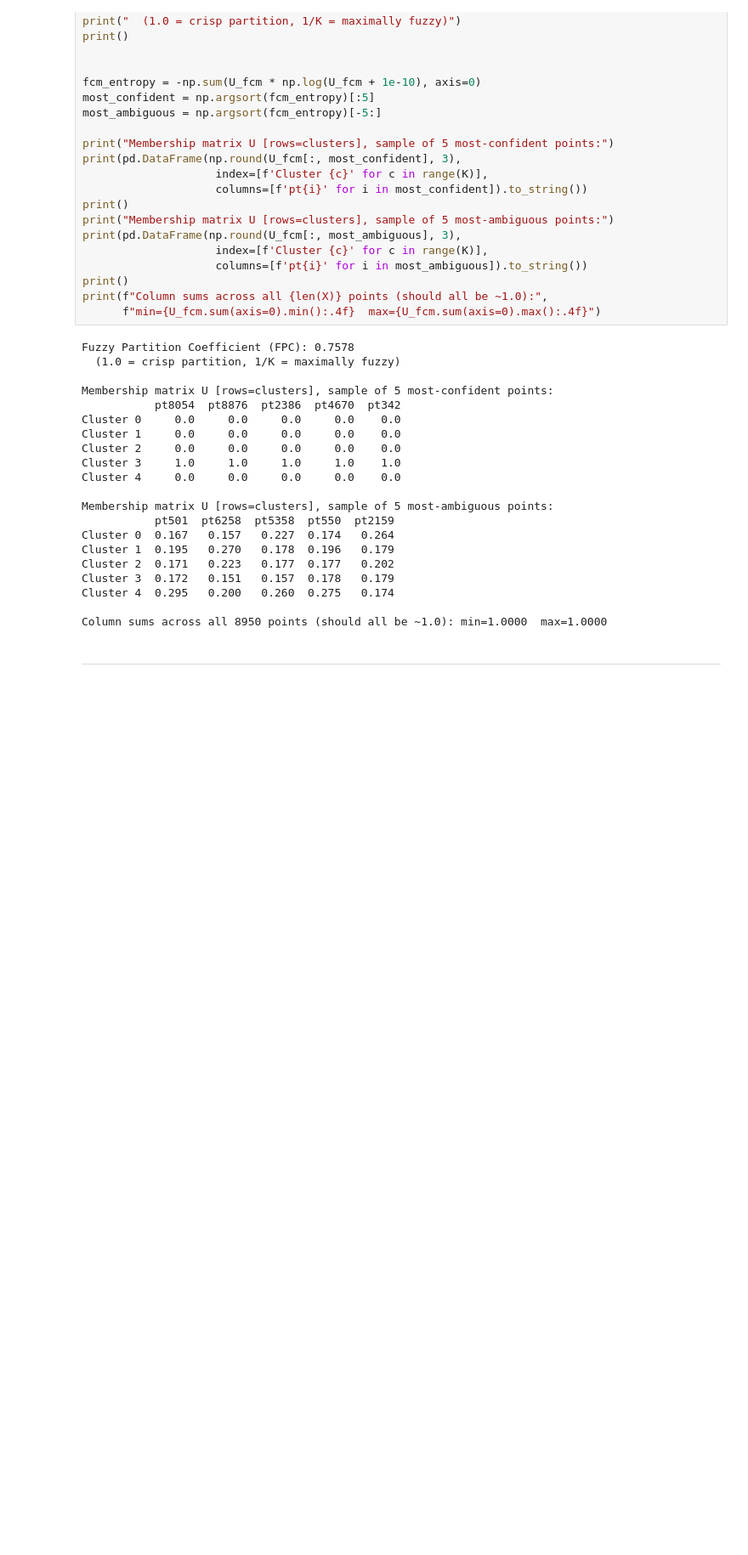
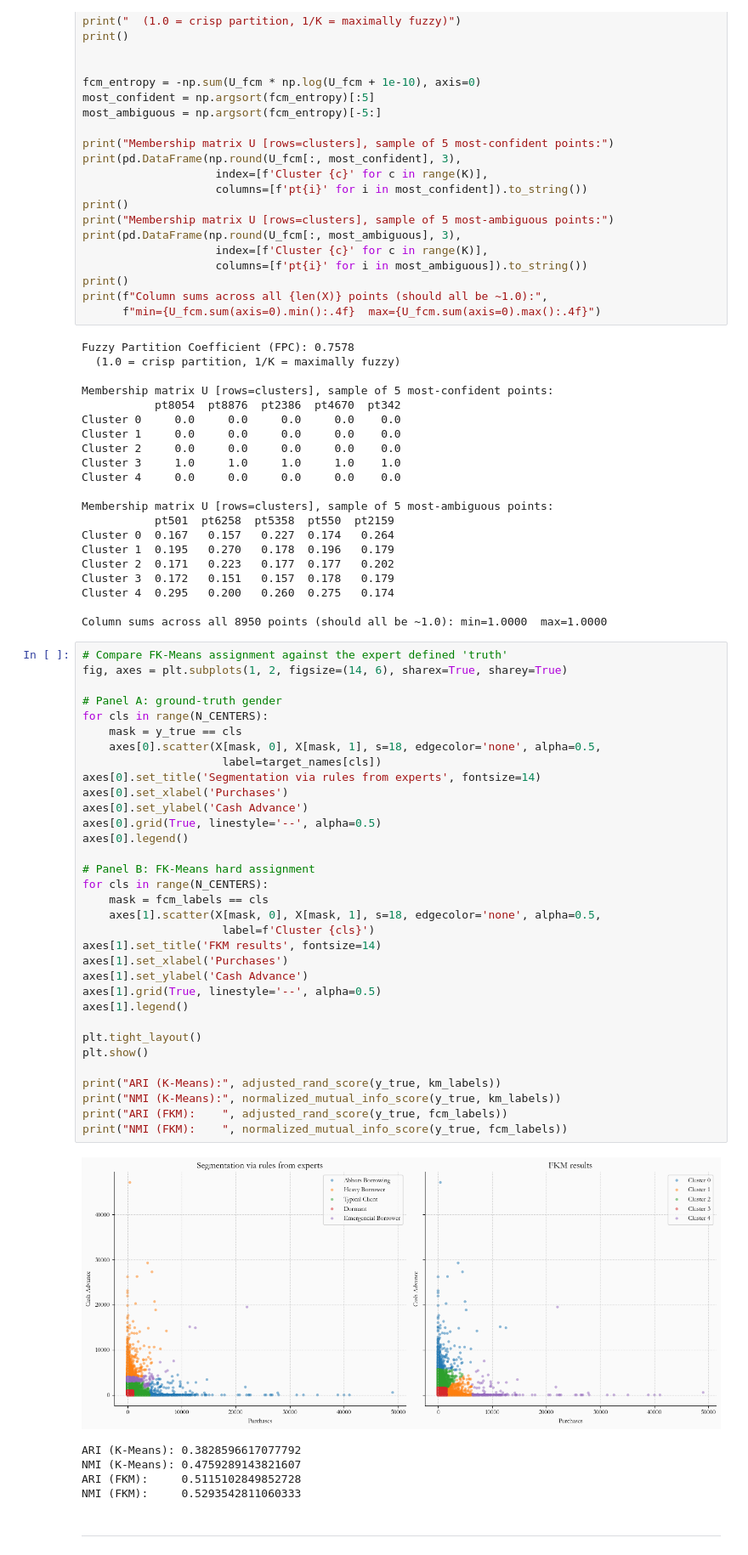
Before and after one commit to RafVale/AI-Course-Project, a Jupyter notebook: Fuzzy Clustering Project.ipynb, the cells around one changed output. Shown at 85% size. Cells and saved outputs as stored; diff of their text form; blank space fills up the shorter version.

```diff
--- a/Fuzzy Clustering Project.ipynb
+++ b/Fuzzy Clustering Project.ipynb
@@ -369,6 +369,45 @@ Cluster 3  0.172   0.151   0.157  0.178   0.179
 Cluster 4  0.295   0.200   0.260  0.275   0.174
 
 Column sums across all 8950 points (should all be ~1.0): min=1.0000  max=1.0000
+# %%
+# Compare FK-Means assignment against the expert defined 'truth'
+fig, axes = plt.subplots(1, 2, figsize=(14, 6), sharex=True, sharey=True)
+
+# Panel A: ground-truth gender
+for cls in range(N_CENTERS):
+    mask = y_true == cls
+    axes[0].scatter(X[mask, 0], X[mask, 1], s=18, edgecolor='none', alpha=0.5,
+                     label=target_names[cls])
+axes[0].set_title('Segmentation via rules from experts', fontsize=14)
+axes[0].set_xlabel('Purchases')
+axes[0].set_ylabel('Cash Advance')
+axes[0].grid(True, linestyle='--', alpha=0.5)
+axes[0].legend()
+
+# Panel B: FK-Means hard assignment
+for cls in range(N_CENTERS):
+    mask = fcm_labels == cls
+    axes[1].scatter(X[mask, 0], X[mask, 1], s=18, edgecolor='none', alpha=0.5,
+                     label=f'Cluster {cls}')
+axes[1].set_title('FKM results', fontsize=14)
+axes[1].set_xlabel('Purchases')
+axes[1].set_ylabel('Cash Advance')
+axes[1].grid(True, linestyle='--', alpha=0.5)
+axes[1].legend()
+
+plt.tight_layout()
+plt.show()
+
+print("ARI (K-Means):", adjusted_rand_score(y_true, km_labels))
+print("NMI (K-Means):", normalized_mutual_info_score(y_true, km_labels))
+print("ARI (FKM):    ", adjusted_rand_score(y_true, fcm_labels))
+print("NMI (FKM):    ", normalized_mutual_info_score(y_true, fcm_labels))
+# %% [output]
+[figure, added]
+ARI (K-Means): 0.3828596617077792
+NMI (K-Means): 0.4759289143821607
+ARI (FKM):     0.5115102849852728
+NMI (FKM):     0.5293542811060333
 # %% [markdown]
 ___
 # %% [markdown]
```
Also changed, not shown: parts of 11 cells of this notebook, 6 other files.
